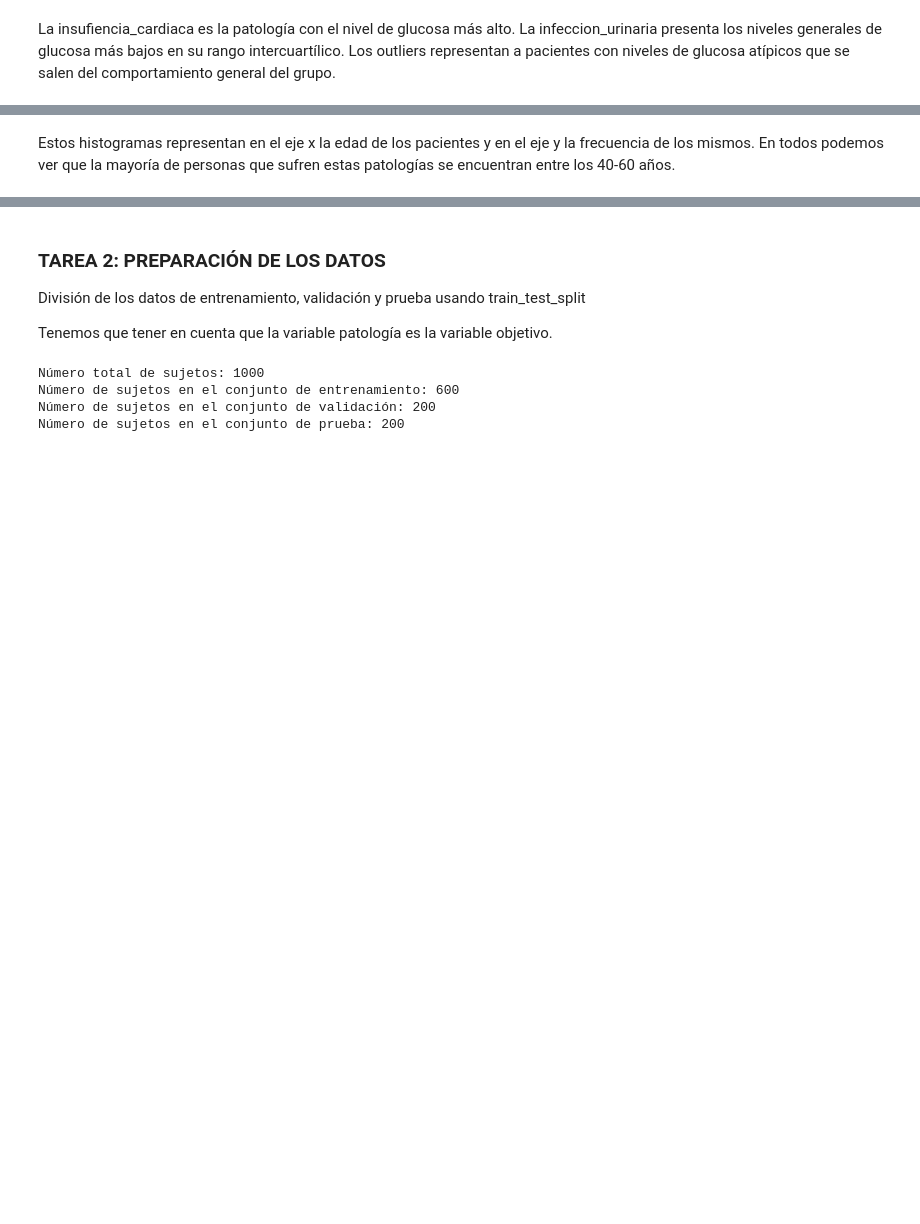
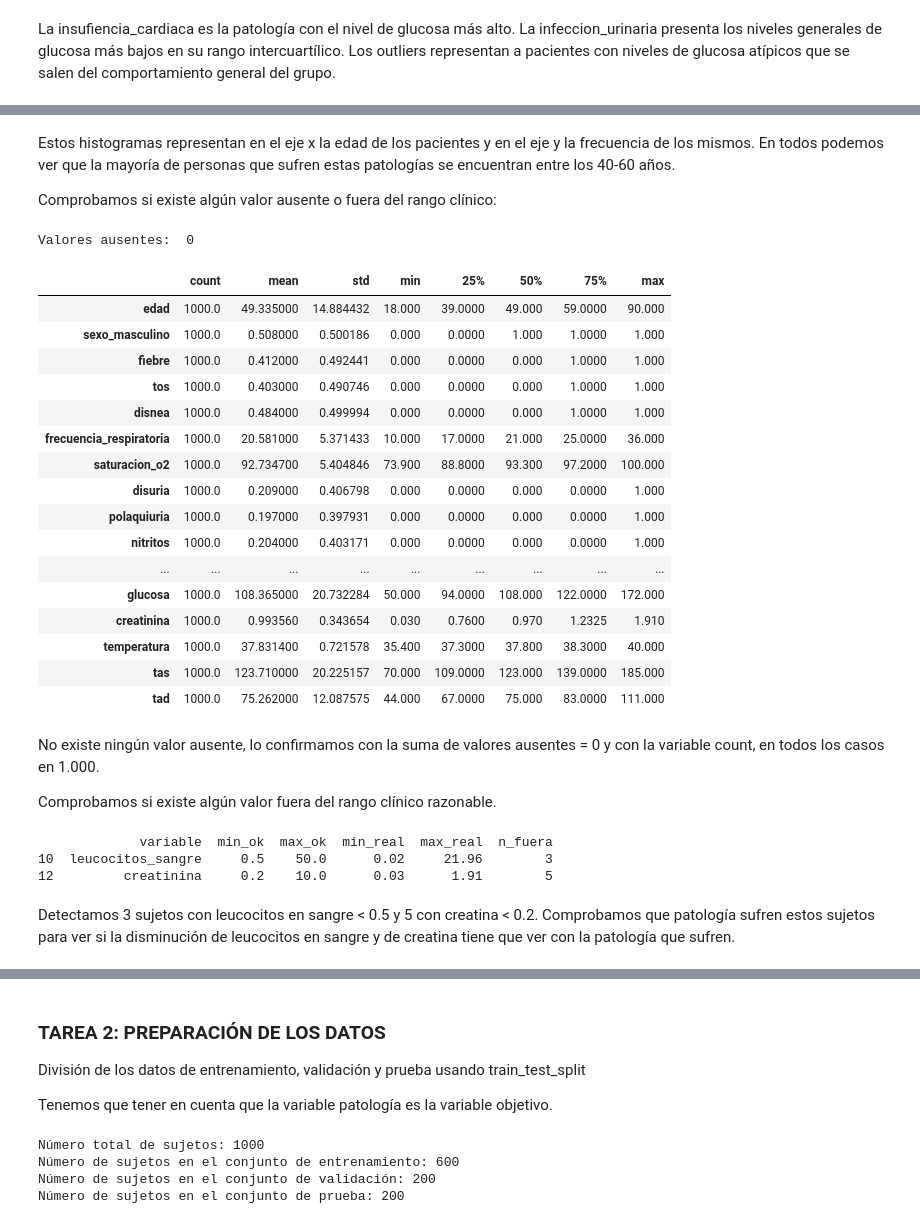
Before and after one commit to angelaNavarro11/sist-apoyo-decision-clinica, a Jupyter notebook: notebooks/Practica3-Resultados.ipynb, the cells around one changed output, grey strips where cells are left out. Drawn from its saved outputs; the diff is of its cells as text; code cells hidden in the pictures; blank space fills up the shorter version.

```diff
--- a/notebooks/Practica3-Resultados.ipynb
+++ b/notebooks/Practica3-Resultados.ipynb
@@ -99,3 +99,67 @@ plt.show()
 # %% [markdown]
 Estos histogramas representan en el eje x la edad de los pacientes y en el eje y la frecuencia de los mismos.
 En todos podemos ver que la mayoría de personas que sufren estas patologías se encuentran entre los 40-60 años.
+
+
+
+Comprobamos si existe algún valor ausente o fuera del rango clínico:
+# %%
+print("Valores ausentes: ", df.isna().sum().sum())
+df.describe().T
+# %% [output]
+Valores ausentes:  0
+|  | count | mean | std | min | 25% | 50% | 75% | max |
+| edad | 1000.0 | 49.335000 | 14.884432 | 18.000 | 39.0000 | 49.000 | 59.0000 | 90.000 |
+| sexo_masculino | 1000.0 | 0.508000 | 0.500186 | 0.000 | 0.0000 | 1.000 | 1.0000 | 1.000 |
+| fiebre | 1000.0 | 0.412000 | 0.492441 | 0.000 | 0.0000 | 0.000 | 1.0000 | 1.000 |
+| tos | 1000.0 | 0.403000 | 0.490746 | 0.000 | 0.0000 | 0.000 | 1.0000 | 1.000 |
+| disnea | 1000.0 | 0.484000 | 0.499994 | 0.000 | 0.0000 | 0.000 | 1.0000 | 1.000 |
+| frecuencia_respiratoria | 1000.0 | 20.581000 | 5.371433 | 10.000 | 17.0000 | 21.000 | 25.0000 | 36.000 |
+| saturacion_o2 | 1000.0 | 92.734700 | 5.404846 | 73.900 | 88.8000 | 93.300 | 97.2000 | 100.000 |
+| disuria | 1000.0 | 0.209000 | 0.406798 | 0.000 | 0.0000 | 0.000 | 0.0000 | 1.000 |
+| polaquiuria | 1000.0 | 0.197000 | 0.397931 | 0.000 | 0.0000 | 0.000 | 0.0000 | 1.000 |
+| nitritos | 1000.0 | 0.204000 | 0.403171 | 0.000 | 0.0000 | 0.000 | 0.0000 | 1.000 |
+| ... | ... | ... | ... | ... | ... | ... | ... | ... |
+| glucosa | 1000.0 | 108.365000 | 20.732284 | 50.000 | 94.0000 | 108.000 | 122.0000 | 172.000 |
+| creatinina | 1000.0 | 0.993560 | 0.343654 | 0.030 | 0.7600 | 0.970 | 1.2325 | 1.910 |
+| temperatura | 1000.0 | 37.831400 | 0.721578 | 35.400 | 37.3000 | 37.800 | 38.3000 | 40.000 |
+| tas | 1000.0 | 123.710000 | 20.225157 | 70.000 | 109.0000 | 123.000 | 139.0000 | 185.000 |
+| tad | 1000.0 | 75.262000 | 12.087575 | 44.000 | 67.0000 | 75.000 | 83.0000 | 111.000 |
+# %% [markdown]
+No existe ningún valor ausente, lo confirmamos con la suma de valores ausentes = 0 y con la variable count, en todos los casos en 1.000.
+
+Comprobamos si existe algún valor fuera del rango clínico razonable.
+# %%
+#establecemos un diccionario con los rangos de valores aceptables para cada variable y asi comprobamos que valores se encuentran fuera de rango.
+rangos = {
+    "edad": (0, 110),
+    "frecuencia_respiratoria": (5, 60),
+    "saturacion_o2": (50, 100),
+    "leucocitos_orina": (0, 500),
+    "sodio": (100, 170),
+    "potasio": (2, 8),
+    "peso_kg": (20, 250),
+    "frecuencia_cardiaca": (30, 220),
+    "gasometria_ph": (6.8, 7.8),
+    "pcr": (0, 500),
+    "leucocitos_sangre": (0.5, 50),
+    "glucosa": (30, 600),
+    "creatinina": (0.2, 10),
+    "temperatura": (34, 42),
+    "tas": (60, 250),
+    "tad": (30, 150),
+}
+
+filas = []
+for col, (min, max) in rangos.items():
+    fuera_rango = ((df[col] < min) | (df[col] > max)).sum()
+    filas.append([col, min, max, df[col].min(), df[col].max(), fuera_rango])
+
+tabla = pd.DataFrame(filas, columns=["variable", "min_ok", "max_ok", "min_real", "max_real", "n_fuera"])
+print(tabla[tabla["n_fuera"] > 0])
+# %% [output]
+             variable  min_ok  max_ok  min_real  max_real  n_fuera
+10  leucocitos_sangre     0.5    50.0      0.02     21.96        3
+12         creatinina     0.2    10.0      0.03      1.91        5
+# %% [markdown]
+Detectamos 3 sujetos con leucocitos en sangre < 0.5 y 5 con creatina < 0.2. Comprobamos que patología sufren estos sujetos para ver si la disminución de leucocitos en sangre y de creatina tiene que ver con la patología que sufren.
```
Also changed, not shown: parts of 18 cells of this notebook, 1 other file.
